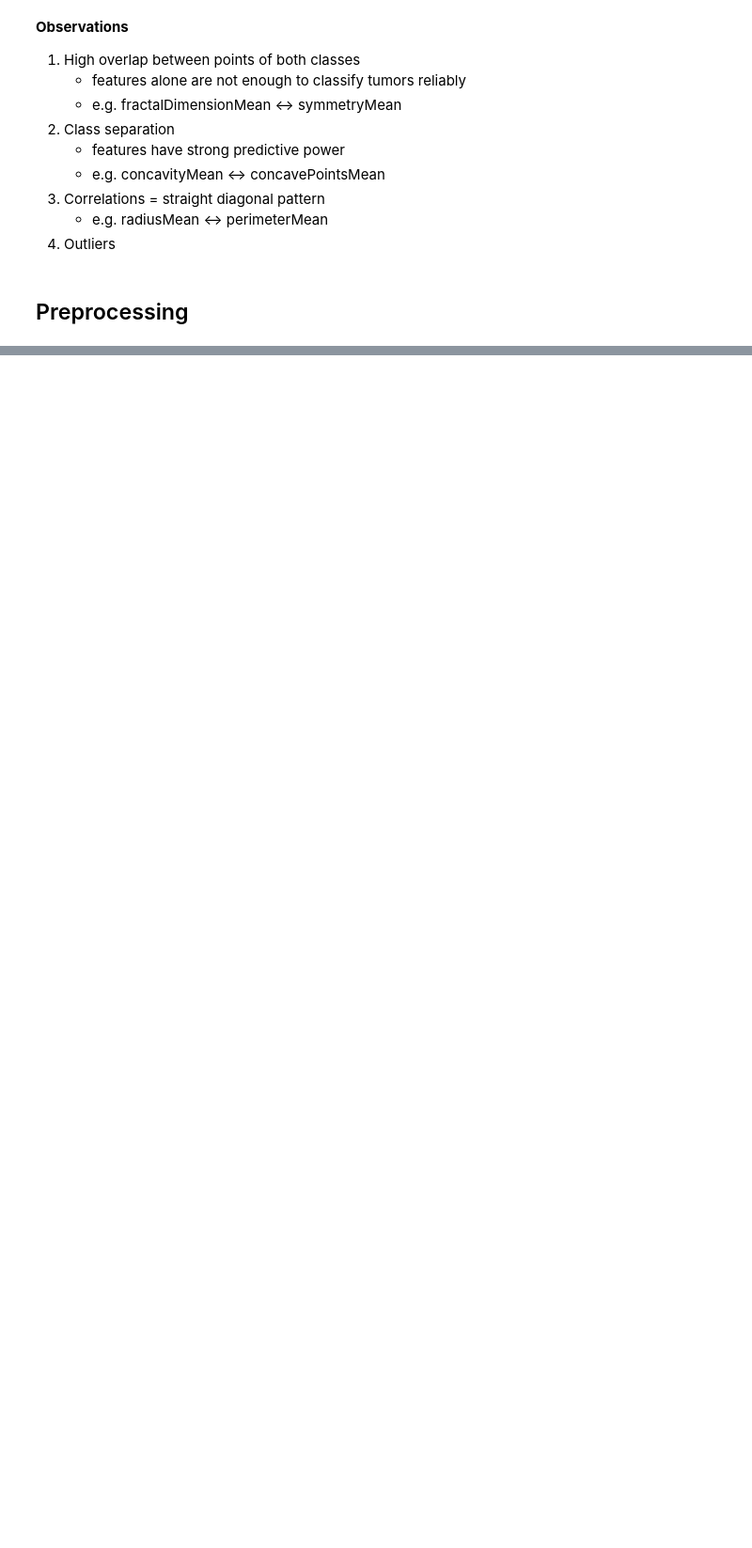
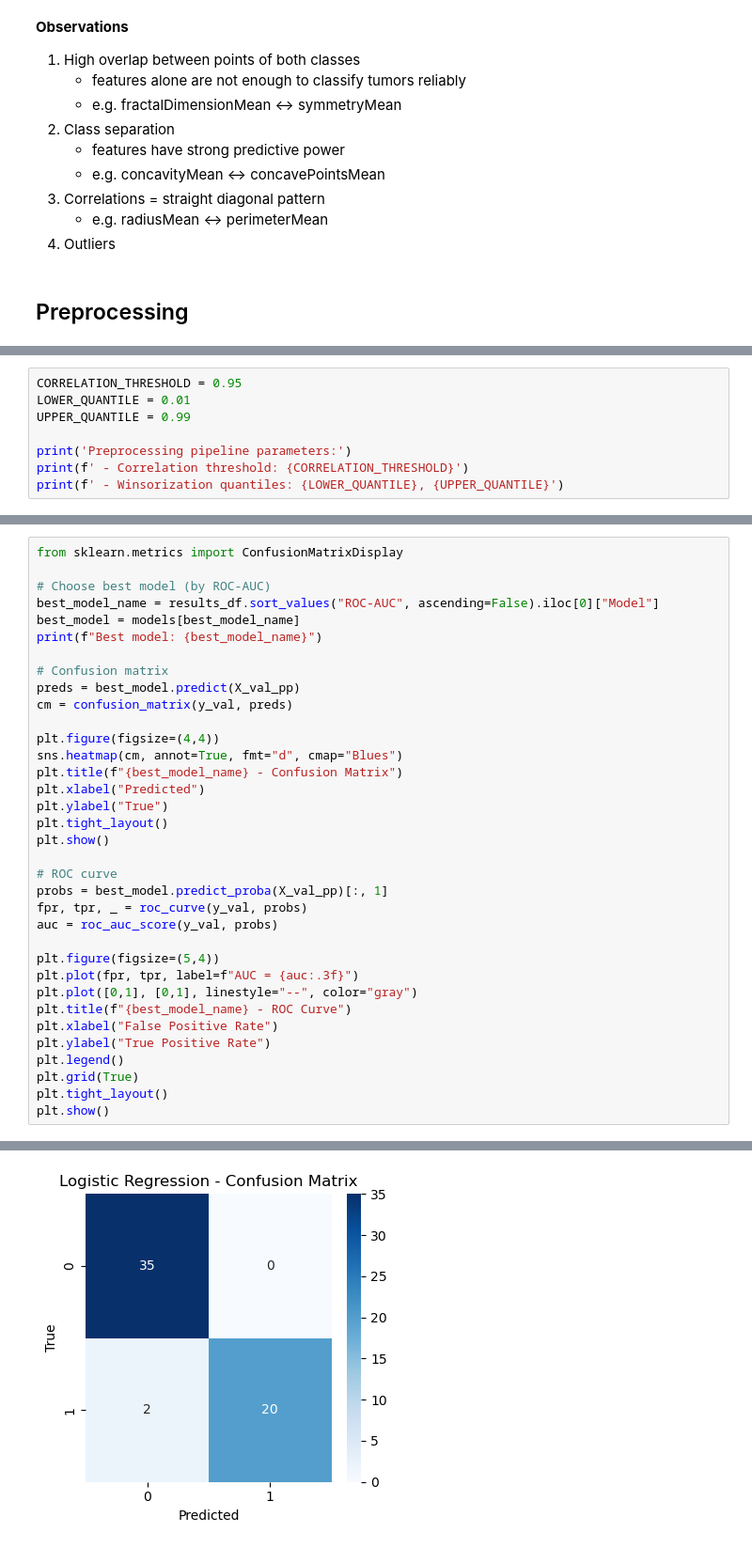
Before and after one commit to AlbertZweistein-2/184.702_MachineLearning, a Jupyter notebook: Ex1/source/Group73_OlsacherPoneschWinkler_BreastCancer.ipynb, the cells around one changed output, grey strips where cells are left out. Shown at 94% size. Saved outputs shown, nothing was run; the diff lists cells and outputs as text; blank space fills up the shorter version.

Commit message:
improve breast-cancer preprocessing and add pipeline

```diff
--- a/Ex1/source/Group73_OlsacherPoneschWinkler_BreastCancer.ipynb
+++ b/Ex1/source/Group73_OlsacherPoneschWinkler_BreastCancer.ipynb
@@ -334,0 +426,8 @@ Name: class, dtype: bool
+# %%
+CORRELATION_THRESHOLD = 0.95
+LOWER_QUANTILE = 0.01
+UPPER_QUANTILE = 0.99
+
+print('Preprocessing pipeline parameters:')
+print(f' - Correlation threshold: {CORRELATION_THRESHOLD}')
+print(f' - Winsorization quantiles: {LOWER_QUANTILE}, {UPPER_QUANTILE}')
@@ -334,0 +585,36 @@ Name: class, dtype: bool
+# %%
+from sklearn.metrics import ConfusionMatrixDisplay
+
+# Choose best model (by ROC-AUC)
+best_model_name = results_df.sort_values("ROC-AUC", ascending=False).iloc[0]["Model"]
+best_model = models[best_model_name]
+print(f"Best model: {best_model_name}")
+
+# Confusion matrix
+preds = best_model.predict(X_val_pp)
+cm = confusion_matrix(y_val, preds)
+
+plt.figure(figsize=(4,4))
+sns.heatmap(cm, annot=True, fmt="d", cmap="Blues")
+plt.title(f"{best_model_name} - Confusion Matrix")
+plt.xlabel("Predicted")
+plt.ylabel("True")
+plt.tight_layout()
+plt.show()
+
+# ROC curve
+probs = best_model.predict_proba(X_val_pp)[:, 1]
+fpr, tpr, _ = roc_curve(y_val, probs)
+auc = roc_auc_score(y_val, probs)
+
+plt.figure(figsize=(5,4))
+plt.plot(fpr, tpr, label=f"AUC = {auc:.3f}")
+plt.plot([0,1], [0,1], linestyle="--", color="gray")
+plt.title(f"{best_model_name} - ROC Curve")
+plt.xlabel("False Positive Rate")
+plt.ylabel("True Positive Rate")
+plt.legend()
+plt.grid(True)
+plt.tight_layout()
+plt.show()
+# %% [output]
@@ -334,0 +622 @@ Name: class, dtype: bool
+[figure, added]
```
Also changed, not shown: parts of 57 cells of this notebook.
